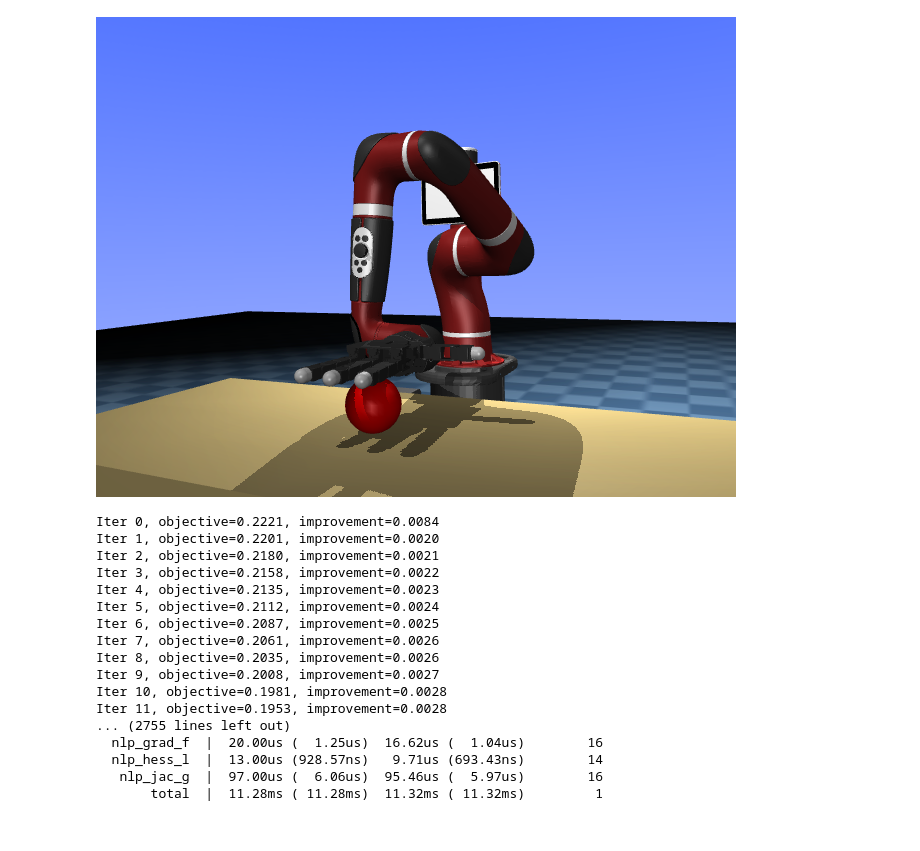
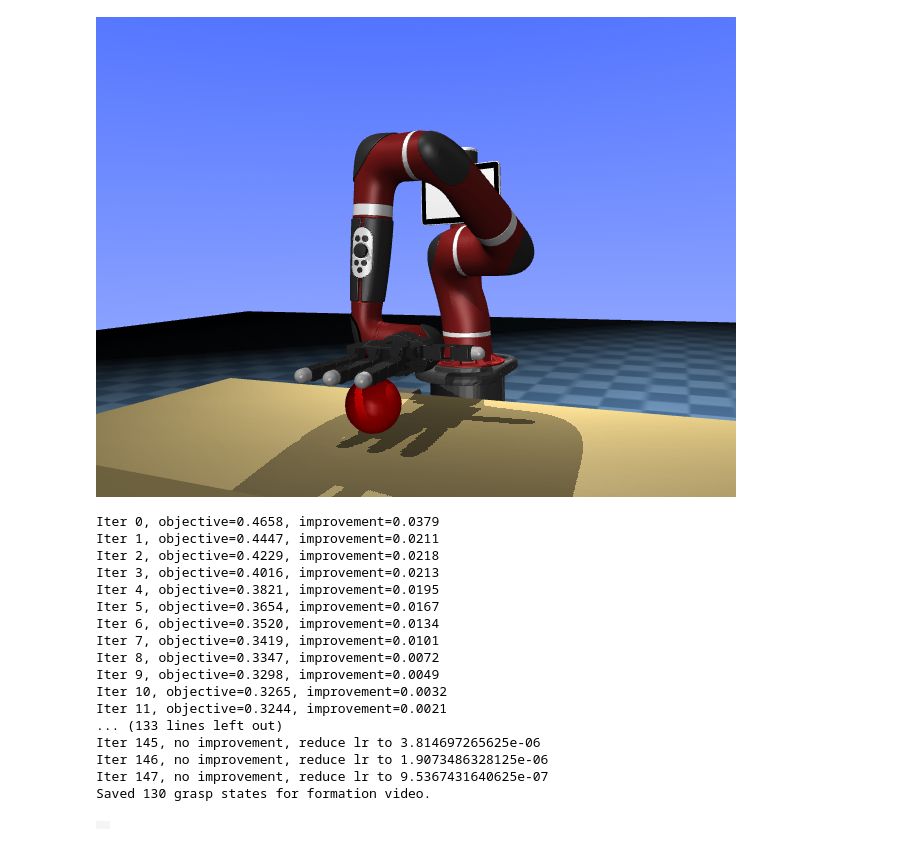
Before and after one commit to YingK8/eeca106b-project, a Jupyter notebook: project4a/main.ipynb, the cells around one changed output. Saved outputs shown, nothing was run; the diff lists cells and outputs as text; code cells hidden in the pictures.

```diff
--- a/project4a/main.ipynb
+++ b/project4a/main.ipynb
@@ -296,7 +296,7 @@ PIL.Image.fromarray(physics.render(height=480, width=640, camera_id=camera_id1))
 from AllegroHandEnv import AllegroHandEnvSphere
 from grasp_synthesis import synthesize_grasp
 
-# Run grasp synthesis algorithm to generate force closure hand configuration
+# Run grasp synthesis algorithm and keep intermediate joint states for visualization
 q_h_slice = slice(14, 30)
 q_h_init = physics.data.qpos[q_h_slice]
 object_name = 'ball/ball_geom'
@@ -305,25 +305,65 @@ ball_center = np.array(ball_body.pos)
 
 allegro_env = AllegroHandEnvSphere(physics, ball_center, ball_radius, q_h_slice, object_name)
 fingertip_names = ['sawyer/allegro_right/ff_tip_rubber', 'sawyer/allegro_right/mf_tip_rubber', 'sawyer/allegro_right/rf_tip_rubber', 'sawyer/allegro_right/th_tip_rubber']
-force_closure_q_h = synthesize_grasp(allegro_env, q_h_init, fingertip_names)
+force_closure_q_h, grasp_history = synthesize_grasp(
+    allegro_env,
+    q_h_init,
+    fingertip_names,
+    return_history=True,
+    max_iters=300,
+    lr=0.5,
+ )
+
+print(f"Saved {len(grasp_history)} grasp states for formation video.")
 # %% [output]
-Iter 0, objective=0.2221, improvement=0.0084
-Iter 1, objective=0.2201, improvement=0.0020
-Iter 2, objective=0.2180, improvement=0.0021
-Iter 3, objective=0.2158, improvement=0.0022
-Iter 4, objective=0.2135, improvement=0.0023
-Iter 5, objective=0.2112, improvement=0.0024
-Iter 6, objective=0.2087, improvement=0.0025
-Iter 7, objective=0.2061, improvement=0.0026
-Iter 8, objective=0.2035, improvement=0.0026
-Iter 9, objective=0.2008, improvement=0.0027
-Iter 10, objective=0.1981, improvement=0.0028
-Iter 11, objective=0.1953, improvement=0.0028
-... (2755 lines left out)
-  nlp_grad_f  |  20.00us (  1.25us)  16.62us (  1.04us)        16
-  nlp_hess_l  |  13.00us (928.57ns)   9.71us (693.43ns)        14
-   nlp_jac_g  |  97.00us (  6.06us)  95.46us (  5.97us)        16
-       total  |  11.28ms ( 11.28ms)  11.32ms ( 11.32ms)         1
+Iter 0, objective=0.4658, improvement=0.0379
+Iter 1, objective=0.4447, improvement=0.0211
+Iter 2, objective=0.4229, improvement=0.0218
+Iter 3, objective=0.4016, improvement=0.0213
+Iter 4, objective=0.3821, improvement=0.0195
+Iter 5, objective=0.3654, improvement=0.0167
+Iter 6, objective=0.3520, improvement=0.0134
+Iter 7, objective=0.3419, improvement=0.0101
+Iter 8, objective=0.3347, improvement=0.0072
+Iter 9, objective=0.3298, improvement=0.0049
+Iter 10, objective=0.3265, improvement=0.0032
+Iter 11, objective=0.3244, improvement=0.0021
+... (133 lines left out)
+Iter 145, no improvement, reduce lr to 3.814697265625e-06
+Iter 146, no improvement, reduce lr to 1.9073486328125e-06
+Iter 147, no improvement, reduce lr to 9.5367431640625e-07
+Saved 130 grasp states for formation video.
+# %%
+# Render a video of grasp formation from optimization history
+formation_video = []
+
+# Keep arm/base joints fixed at the state used for grasp synthesis
+base_qpos = physics.data.qpos.copy()
+
+# Optional contact visualization for debugging
+formation_options = mj.MjvOption()
+mj.mjv_defaultOption(formation_options)
+formation_options.flags[mj.mjtVisFlag.mjVIS_CONTACTPOINT] = False
+formation_options.flags[mj.mjtVisFlag.mjVIS_CONTACTFORCE] = False
+formation_options.flags[mj.mjtVisFlag.mjVIS_TRANSPARENT] = False
+
+with mj.Renderer(physics.model.ptr, 480, 640) as renderer:
+    for q_h in grasp_history:
+        physics.data.qpos[:] = base_qpos
+        physics.data.qpos[q_h_slice] = q_h
+        physics.forward()
+
+        renderer.update_scene(physics.data.ptr, "camera_1", formation_options)
+        formation_video.append(renderer.render())
+
+media.show_video(formation_video, fps=20)
+
+# Leave simulation at final synthesized grasp
+physics.data.qpos[:] = base_qpos
+physics.data.qpos[q_h_slice] = force_closure_q_h
+physics.forward()
+# %% [output]
+|  |
 # %%
 # Here are some flags you can set to visualize contact forces
 # We suggest that you visualize the results of your grasp synthesis algorithm when debugging
```
Also changed, not shown: parts of 2 cells of this notebook, 1 other file.
